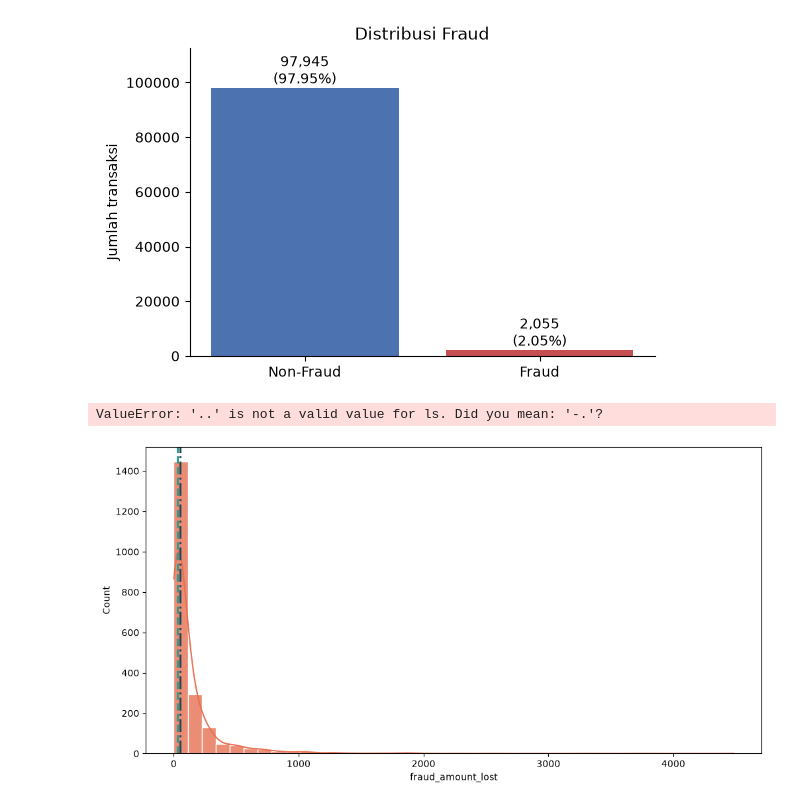
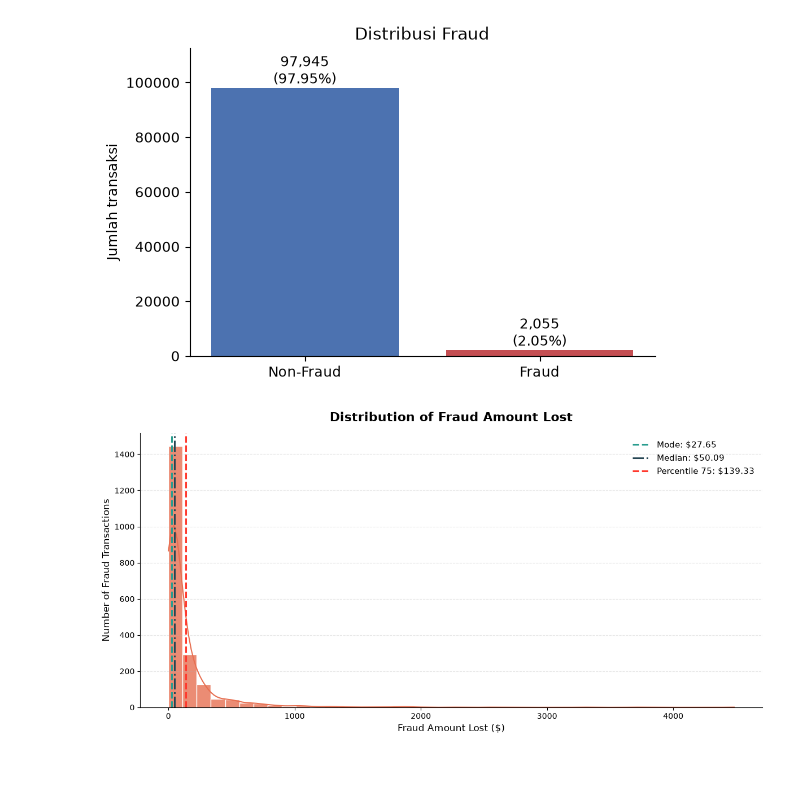
Before and after one commit to MuhArifBudiman/quarto, a Jupyter notebook: sample_quarto_report.ipynb, the cells around one changed output. Cells and saved outputs as stored; diff of their text form; code cells hidden in the pictures; blank space fills up the shorter version.

```diff
--- a/sample_quarto_report.ipynb
+++ b/sample_quarto_report.ipynb
@@ -58,19 +58,12 @@ plt.show()
 # %% [output]
 [figure]
 # %%
-import numpy as np
-import matplotlib.pyplot as plt
-import pandas as pd
-import seaborn as sns
-
-df = pd.read_csv("dataset/credit_card_fraud_detection_2026.csv")
-
 fraud_data = df.loc[df["is_fraud"] == 1]
 
 # Calculate statistics
 median_loss = fraud_data["fraud_amount_lost"].median()
 mode_loss = fraud_data["fraud_amount_lost"].mode().iloc[0]
-max_loss = fraud_data['fraud_amount_lost'].max()
+max_loss = fraud_data['fraud_amount_lost'].quantile(0.75)
 
 # Visualization
 fig, ax = plt.subplots(figsize=(12, 6))
@@ -107,33 +100,32 @@ ax.axvline(
 ax.axvline(
     max_loss,
     color="#FF392E",
     linestyle="--",
     linewidth=2.2,
-    label=f"Max: ${max_loss:,.2f}"
+    label=f"Percentile 75: ${max_loss:,.2f}"
 )
 
 # Titles and labels
 ax.set_title(
     "Distribution of Fraud Amount Lost",
     fontsize=16,
     fontweight="bold",
     pad=15
 )
 
 ax.set_xlabel("Fraud Amount Lost ($)", fontsize=12)
 ax.set_ylabel("Number of Fraud Transactions", fontsize=12)
 
 # Styling
 ax.grid(axis="y", linestyle="--", alpha=0.3)
 ax.legend(
     loc="upper right",
     frameon=False,
     fontsize=11
 )
 
 sns.despine()
 plt.tight_layout()
 plt.show()
 # %% [output]
-ValueError: '..' is not a valid value for ls. Did you mean: '-.'?
-[figure, old version]
+[figure, new version]
```
